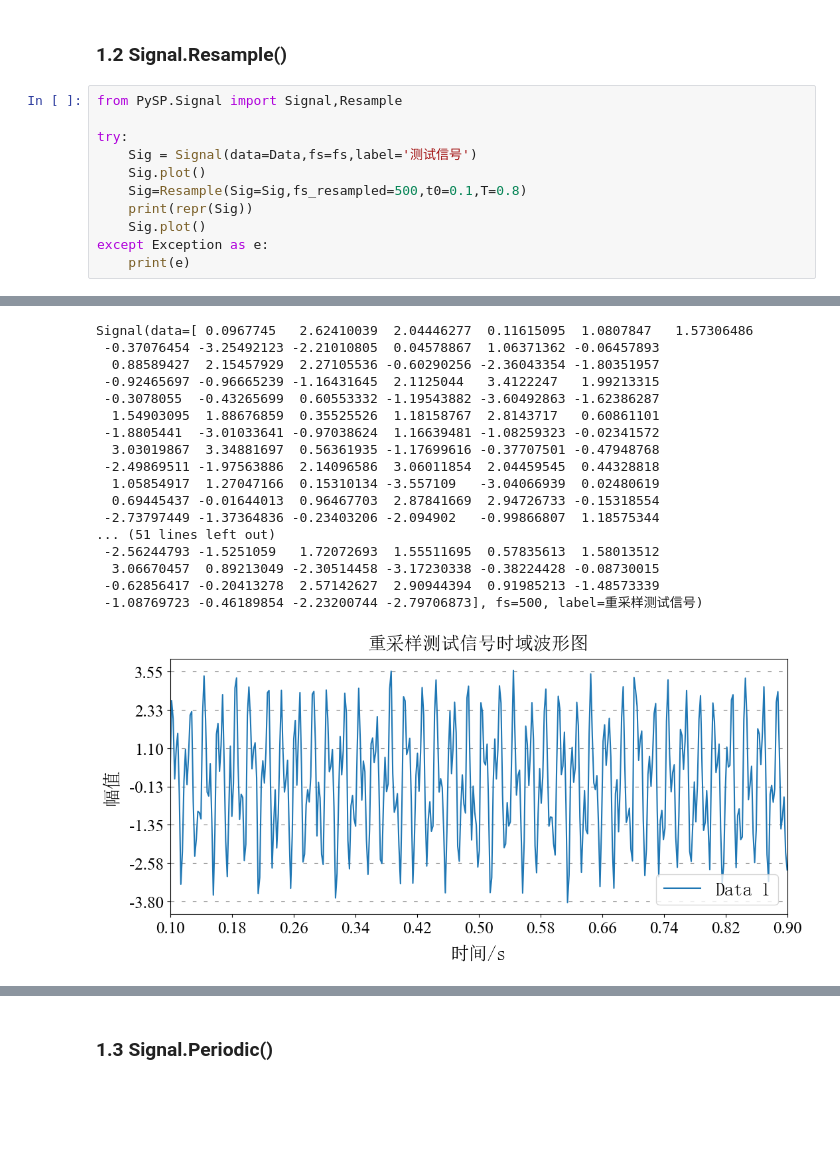
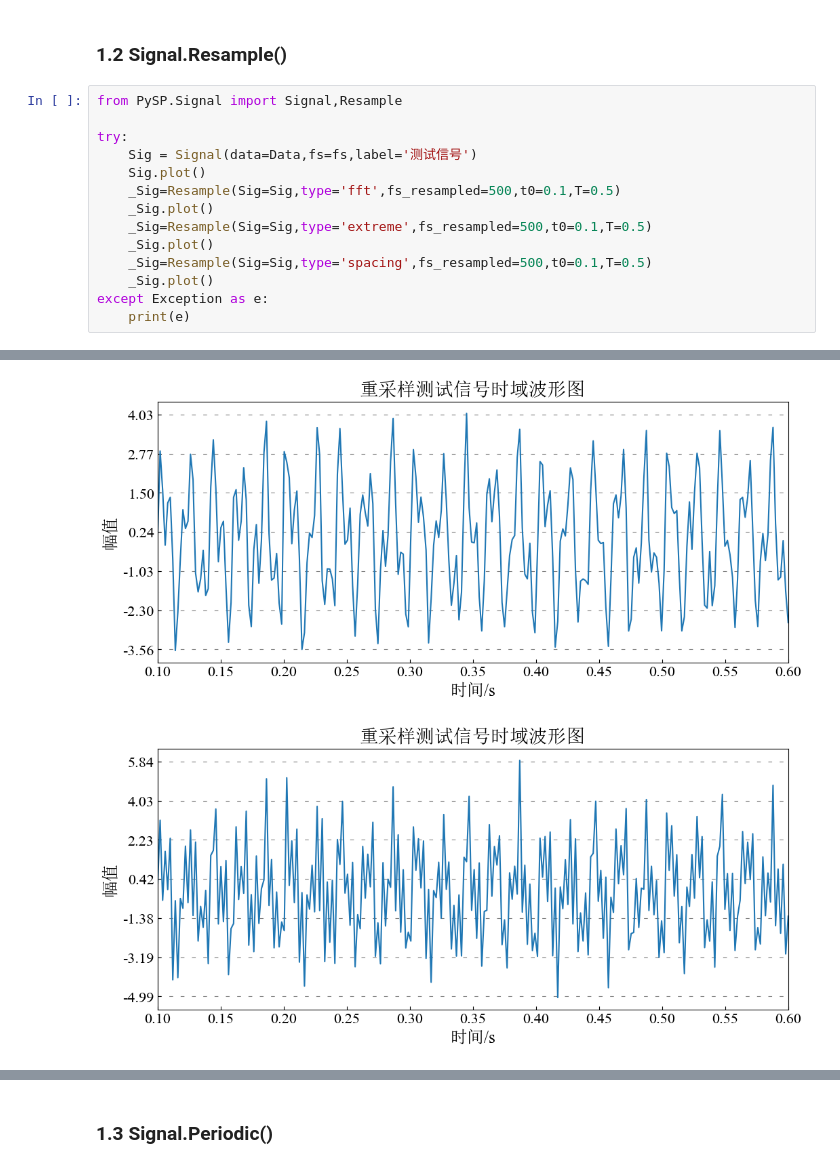
Before and after one commit to xcw1129/PySP, a Jupyter notebook: test.ipynb, the cells around one changed output, grey strips where cells are left out. Cells and saved outputs as stored; diff of their text form; blank space fills up the shorter version.

```diff
--- a/test.ipynb
+++ b/test.ipynb
@@ -62,9 +64,12 @@ from PySP.Signal import Signal,Resample
 try:
     Sig = Signal(data=Data,fs=fs,label='测试信号')
     Sig.plot()
-    Sig=Resample(Sig=Sig,fs_resampled=500,t0=0.1,T=0.8)
-    print(repr(Sig))
-    Sig.plot()
+    _Sig=Resample(Sig=Sig,type='fft',fs_resampled=500,t0=0.1,T=0.5)
+    _Sig.plot()
+    _Sig=Resample(Sig=Sig,type='extreme',fs_resampled=500,t0=0.1,T=0.5)
+    _Sig.plot()
+    _Sig=Resample(Sig=Sig,type='spacing',fs_resampled=500,t0=0.1,T=0.5)
+    _Sig.plot()
 except Exception as e:
     print(e)
 # %% [output]
@@ -72,18 +77,2 @@ except Exception as e:
-Signal(data=[ 0.0967745   2.62410039  2.04446277  0.11615095  1.0807847   1.57306486
- -0.37076454 -3.25492123 -2.21010805  0.04578867  1.06371362 -0.06457893
-  0.88589427  2.15457929  2.27105536 -0.60290256 -2.36043354 -1.80351957
- -0.92465697 -0.96665239 -1.16431645  2.1125044   3.4122247   1.99213315
- -0.3078055  -0.43265699  0.60553332 -1.19543882 -3.60492863 -1.62386287
-  1.54903095  1.88676859  0.35525526  1.18158767  2.8143717   0.60861101
- -1.8805441  -3.01033641 -0.97038624  1.16639481 -1.08259323 -0.02341572
-  3.03019867  3.34881697  0.56361935 -1.17699616 -0.37707501 -0.47948768
- -2.49869511 -1.97563886  2.14096586  3.06011854  2.04459545  0.44328818
-  1.05854917  1.27047166  0.15310134 -3.557109   -3.04066939  0.02480619
-  0.69445437 -0.01644013  0.96467703  2.87841669  2.94726733 -0.15318554
- -2.73797449 -1.37364836 -0.23403206 -2.094902   -0.99866807  1.18575344
-... (51 lines left out)
- -2.56244793 -1.5251059   1.72072693  1.55511695  0.57835613  1.58013512
-  3.06670457  0.89213049 -2.30514458 -3.17230338 -0.38224428 -0.08730015
- -0.62856417 -0.20413278  2.57142627  2.90944394  0.91985213 -1.48573339
- -1.08769723 -0.46189854 -2.23200744 -2.79706873], fs=500, label=重采样测试信号)
-[figure, old version]
+[figure, new version]
+[figure, added]
```
Also changed, not shown: parts of 6 cells of this notebook.
